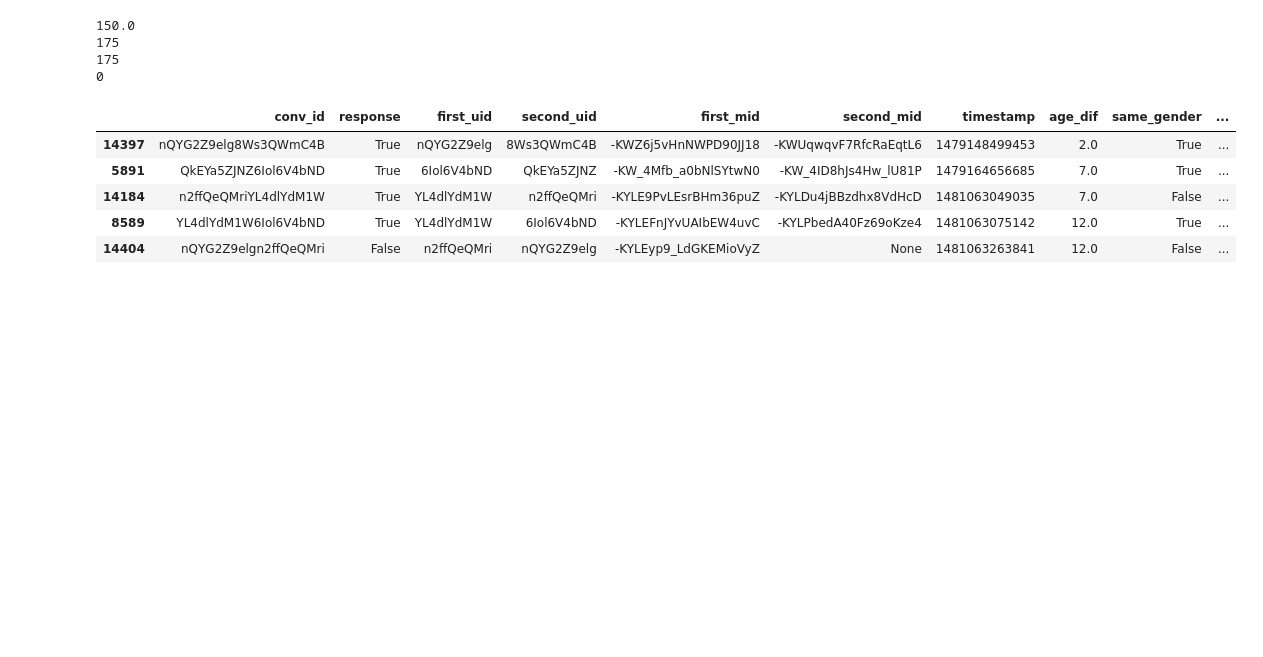
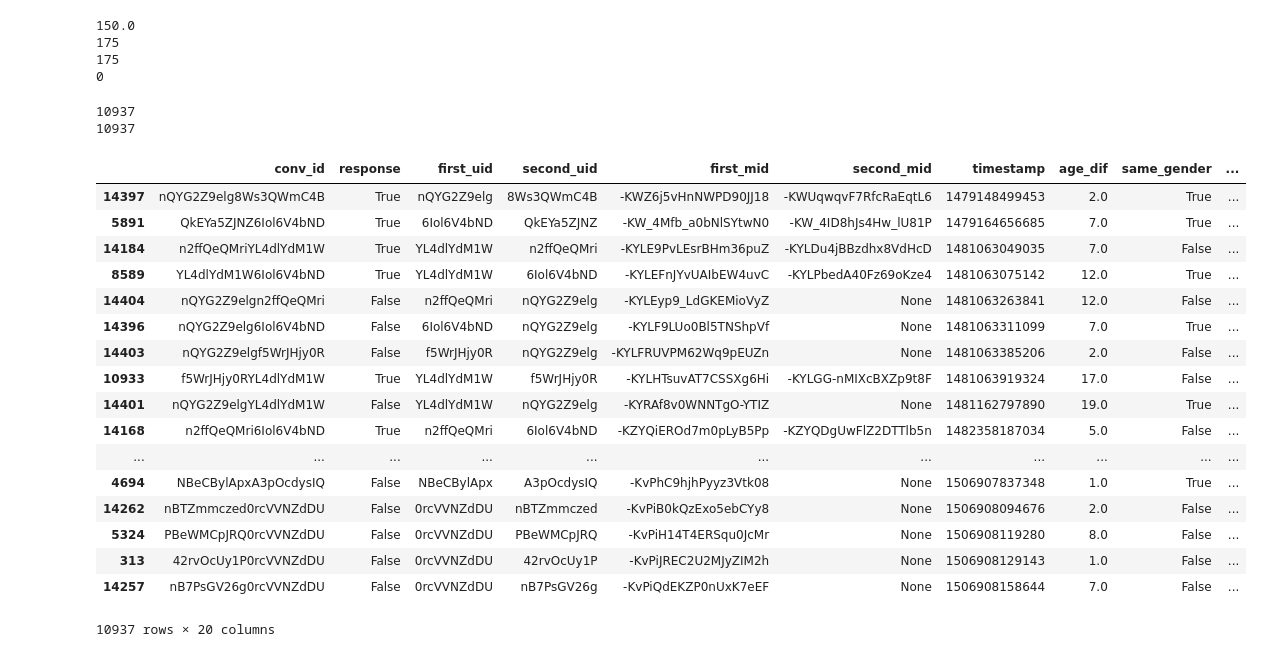
Before and after one commit to rczyrnik/Find-A-Flatmate, a Jupyter notebook: scratch_features.ipynb, the cells around one changed output. Cells and saved outputs as stored; diff of their text form; code cells hidden in the pictures; blank space fills up the shorter version.

```diff
--- a/scratch_features.ipynb
+++ b/scratch_features.ipynb
@@ -24,5 +16,0 @@ print(len(user_df.index.unique()))
-# %%
-user_df['cost_range'] = user_df.maxCost-user_df.minCost
-user_df.cost_range.hist(bins=range(0,2000,50))
-plt.show()
-user_df.head(2)
@@ -38,6 +19,7 @@ def remove_bad_uids(df, user_df):
     '''
     removes and rows of the df that have uids not in uids
     '''
+    if len(user_df.index) != len(user_df.index.unique()): return 'panic!'
     uids = set(user_df.index)
     df['flag1'] = df.first_uid.apply(lambda x: x not in uids)
     df['flag2'] = df.second_uid.apply(lambda x: x not in uids)
@@ -48,7 +30,6 @@ def remove_bad_uids(df, user_df):
     df = df.drop(['flag1','flag2','flag'], axis=1)
     return df
 
-
 convo_df = remove_bad_uids(convo_df, user_df)
 len(convo_df)
 # %% [output]
@@ -107,3 +86,14 @@ def get_similar_roommates(first_user, second_user):
+# %%
+def roommate_rules(roommates):
+    if roommates > 4: return 3
+    elif roommates > 1: return 2
+    elif roommates > 0: return 1
+    else: return 0
+
+def get_similar_roommates(first_user, second_user):
+    roommates1 = roommate_rules(first_user.numRoommates)
+    roommates2 = roommate_rules(second_user.numRoommates)
+    return abs(roommates1-roommates2)
 # %%
 def feature_time(df, user_df):
     '''
@@ -117,8 +107,9 @@ def feature_time(df, user_df):
     sender_attractiveness: do people generally respond to this senders messages?
     receiver_selectivity: does this receiver generally respond to peopls messages?
     '''
+    df = remove_bad_uids(df, user_df)
 
-    ad,ro,di,sg,sr,sc,sn,ss,sm,st,sa,rs = [],[],[],[],[],[],[],[],[],[],[],[]
+    ad,ro,di,rn,sg,sr,sc,sn,ss,sm,st,sa,rs = [],[],[],[],[],[],[],[],[],[],[],[],[]
 
     for index, row in df.iterrows():
         first = user_df.loc[str(row.first_uid)]
@@ -126,6 +117,7 @@ def feature_time(df, user_df):
         ad.append(abs(first.age - second.age))
         ro.append(get_rent_range(first, second))
         di.append(get_inverse_distance(first, second))
+        rn.append(get_similar_roommates(first, second))
         sg.append(first.gender == second.gender)
         sr.append(first.inRelationship == second.inRelationship)
         sc.append(first.isClean == second.isClean)
@@ -136,9 +128,12 @@ def feature_time(df, user_df):
         sa.append(first.attractiveness)
         rs.append(second.selectivity)
 
+    print(len(df))
+    print(len(sr))
     df['age_dif'] = ad
     df['rent_overlap'] = ro
     df['inverse_distance'] = di
+    df['roommate_num_sim'] = rn
     df['same_gender'] = sg
     df['same_relate'] = sr
     df['same_clean'] = sc
@@ -152,11 +147,25 @@ def feature_time(df, user_df):
     return df
 # %%
 X = feature_time(convo_df, user_df)
-X.head()
+X
 # %% [output]
+10937
+10937
 |  | conv_id | response | first_uid | second_uid | first_mid | second_mid | timestamp | age_dif | same_gender | ... |
 | 14397 | nQYG2Z9elg8Ws3QWmC4B | True | nQYG2Z9elg | 8Ws3QWmC4B | -KWZ6j5vHnNWPD90JJ18 | -KWUqwqvF7RfcRaEqtL6 | 1479148499453 | 2.0 | True | ... |
 | 5891 | QkEYa5ZJNZ6Iol6V4bND | True | 6Iol6V4bND | QkEYa5ZJNZ | -KW_4Mfb_a0bNlSYtwN0 | -KW_4ID8hJs4Hw_lU81P | 1479164656685 | 7.0 | True | ... |
 | 14184 | n2ffQeQMriYL4dlYdM1W | True | YL4dlYdM1W | n2ffQeQMri | -KYLE9PvLEsrBHm36puZ | -KYLDu4jBBzdhx8VdHcD | 1481063049035 | 7.0 | False | ... |
 | 8589 | YL4dlYdM1W6Iol6V4bND | True | YL4dlYdM1W | 6Iol6V4bND | -KYLEFnJYvUAIbEW4uvC | -KYLPbedA40Fz69oKze4 | 1481063075142 | 12.0 | True | ... |
 | 14404 | nQYG2Z9elgn2ffQeQMri | False | n2ffQeQMri | nQYG2Z9elg | -KYLEyp9_LdGKEMioVyZ | None | 1481063263841 | 12.0 | False | ... |
+| 14396 | nQYG2Z9elg6Iol6V4bND | False | 6Iol6V4bND | nQYG2Z9elg | -KYLF9LUo0Bl5TNShpVf | None | 1481063311099 | 7.0 | True | ... |
+| 14403 | nQYG2Z9elgf5WrJHjy0R | False | f5WrJHjy0R | nQYG2Z9elg | -KYLFRUVPM62Wq9pEUZn | None | 1481063385206 | 2.0 | False | ... |
+| 10933 | f5WrJHjy0RYL4dlYdM1W | True | YL4dlYdM1W | f5WrJHjy0R | -KYLHTsuvAT7CSSXg6Hi | -KYLGG-nMIXcBXZp9t8F | 1481063919324 | 17.0 | False | ... |
+| 14401 | nQYG2Z9elgYL4dlYdM1W | False | YL4dlYdM1W | nQYG2Z9elg | -KYRAf8v0WNNTgO-YTIZ | None | 1481162797890 | 19.0 | True | ... |
+| 14168 | n2ffQeQMri6Iol6V4bND | True | n2ffQeQMri | 6Iol6V4bND | -KZYQiEROd7m0pLyB5Pp | -KZYQDgUwFlZ2DTTlb5n | 1482358187034 | 5.0 | False | ... |
+| ... | ... | ... | ... | ... | ... | ... | ... | ... | ... | ... |
+| 4694 | NBeCBylApxA3pOcdysIQ | False | NBeCBylApx | A3pOcdysIQ | -KvPhC9hjhPyyz3Vtk08 | None | 1506907837348 | 1.0 | True | ... |
+| 14262 | nBTZmmczed0rcVVNZdDU | False | 0rcVVNZdDU | nBTZmmczed | -KvPiB0kQzExo5ebCYy8 | None | 1506908094676 | 2.0 | False | ... |
+| 5324 | PBeWMCpJRQ0rcVVNZdDU | False | 0rcVVNZdDU | PBeWMCpJRQ | -KvPiH14T4ERSqu0JcMr | None | 1506908119280 | 8.0 | False | ... |
+| 313 | 42rvOcUy1P0rcVVNZdDU | False | 0rcVVNZdDU | 42rvOcUy1P | -KvPiJREC2U2MJyZIM2h | None | 1506908129143 | 1.0 | False | ... |
+| 14257 | nB7PsGV26g0rcVVNZdDU | False | 0rcVVNZdDU | nB7PsGV26g | -KvPiQdEKZP0nUxK7eEF | None | 1506908158644 | 7.0 | False | ... |
+10937 rows × 20 columns
```
Also changed, not shown: parts of 3 cells of this notebook, 4 other files.
